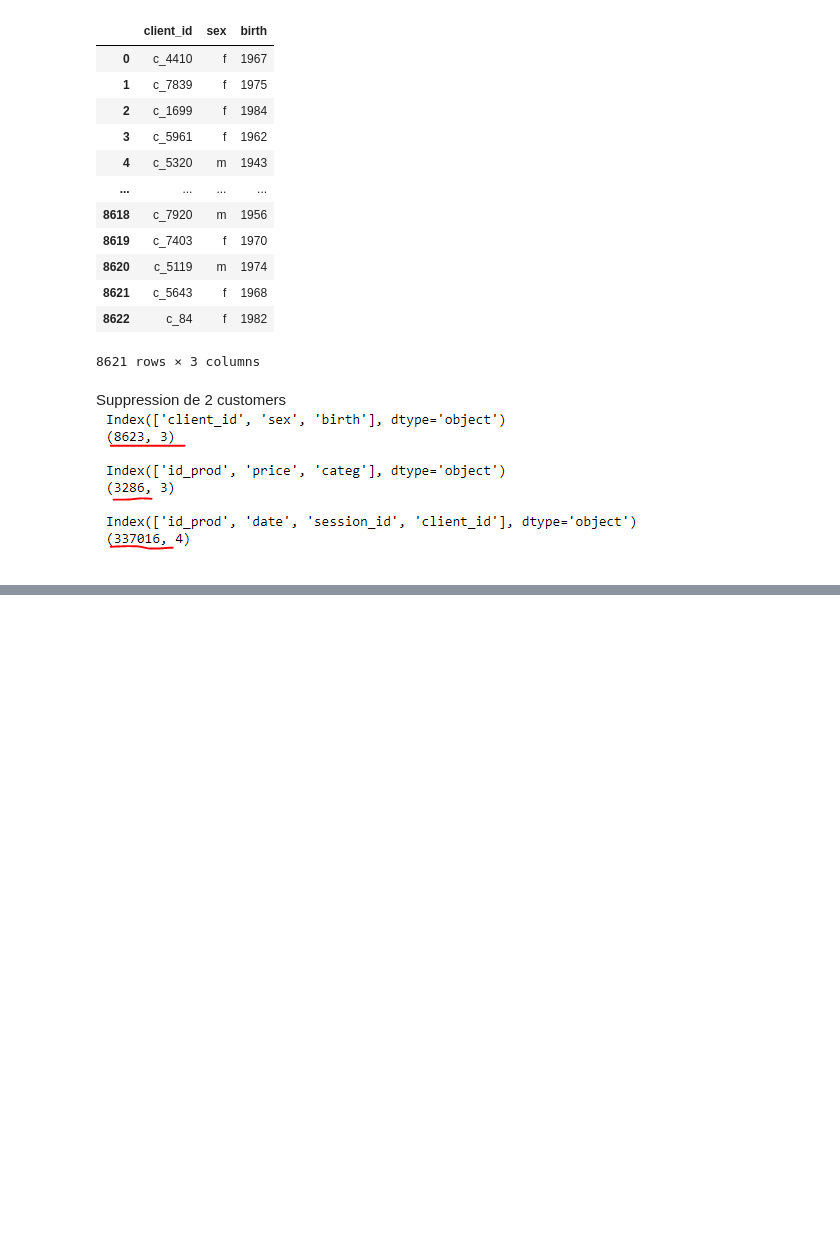
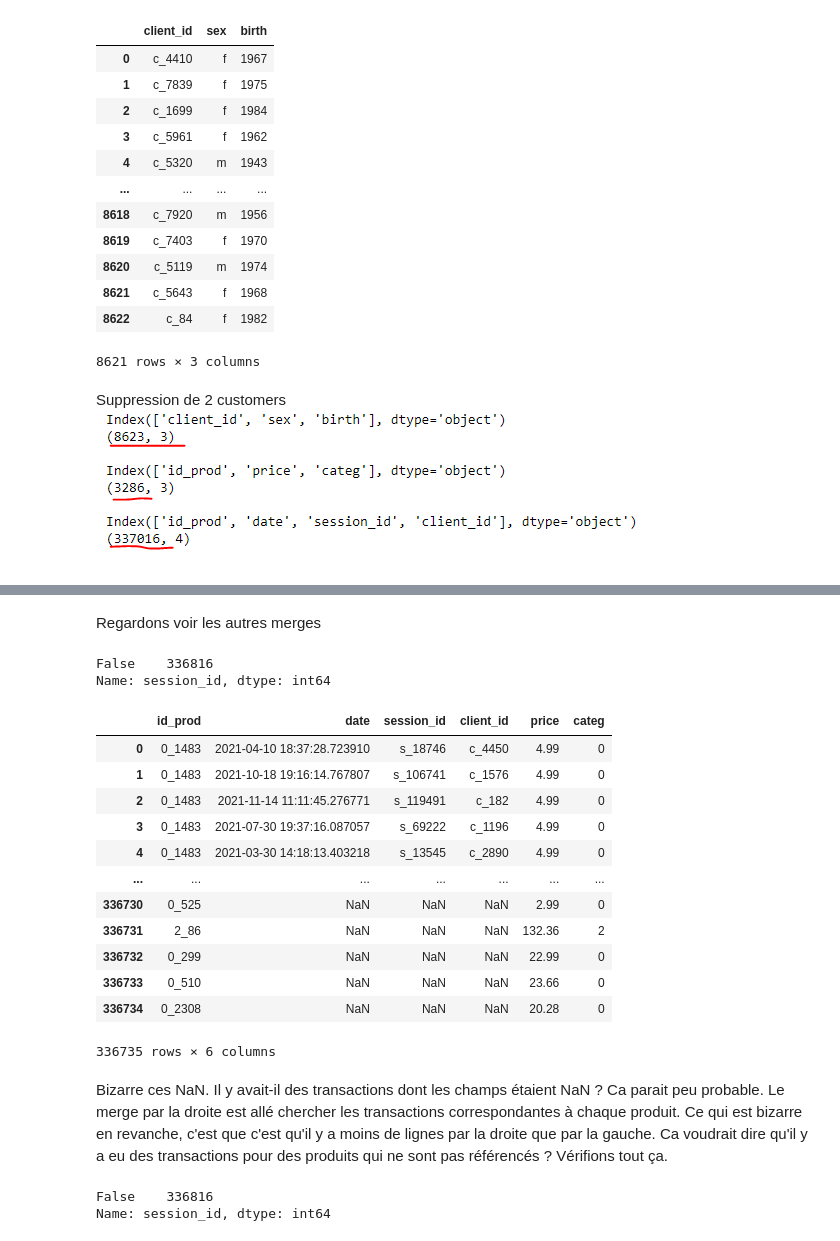
Before and after one commit to nchurlet/Librairie, a Jupyter notebook: Analyse des ventes_Nettoyage_Rendu_Nico.ipynb, the cells around one changed output, grey strips where cells are left out. Saved outputs shown, nothing was run; the diff lists cells and outputs as text; code cells hidden in the pictures; blank space fills up the shorter version.

```diff
--- a/Analyse des ventes_Nettoyage_Rendu_Nico.ipynb
+++ b/Analyse des ventes_Nettoyage_Rendu_Nico.ipynb
@@ -273,0 +353,33 @@ Suppression de 2 customers ![image.png](attachment:image.png)
+# %% [markdown]
+Regardons voir les autres merges
+# %%
+(df_transactions.isna())['session_id'].value_counts()
+# %% [output]
+False    336816
+Name: session_id, dtype: int64
+# %%
+df_transaction_priced_right = pd.merge(left=df_transactions, right=df_products, how='right')
+df_transaction_priced_right
+# %% [output]
+|  | id_prod | date | session_id | client_id | price | categ |
+| 0 | 0_1483 | 2021-04-10 18:37:28.723910 | s_18746 | c_4450 | 4.99 | 0 |
+| 1 | 0_1483 | 2021-10-18 19:16:14.767807 | s_106741 | c_1576 | 4.99 | 0 |
+| 2 | 0_1483 | 2021-11-14 11:11:45.276771 | s_119491 | c_182 | 4.99 | 0 |
+| 3 | 0_1483 | 2021-07-30 19:37:16.087057 | s_69222 | c_1196 | 4.99 | 0 |
+| 4 | 0_1483 | 2021-03-30 14:18:13.403218 | s_13545 | c_2890 | 4.99 | 0 |
+| ... | ... | ... | ... | ... | ... | ... |
+| 336730 | 0_525 | NaN | NaN | NaN | 2.99 | 0 |
+| 336731 | 2_86 | NaN | NaN | NaN | 132.36 | 2 |
+| 336732 | 0_299 | NaN | NaN | NaN | 22.99 | 0 |
+| 336733 | 0_510 | NaN | NaN | NaN | 23.66 | 0 |
+| 336734 | 0_2308 | NaN | NaN | NaN | 20.28 | 0 |
+336735 rows × 6 columns
+# %% [markdown]
+Bizarre ces NaN. Il y avait-il des transactions dont les champs étaient NaN ? Ca parait peu probable. Le merge par la droite est allé chercher les transactions correspondantes à chaque produit. Ce qui est bizarre en revanche, c'est que c'est qu'il y a moins de lignes par la droite que par la gauche. Ca voudrait dire qu'il y a eu des transactions pour des produits qui ne sont pas référencés ? Vérifions tout ça.
+# %%
+# Y avait-il des nan dans la table transaction ?
+# count des valeurs nulles dans la colonne `'session_id'`
+(df_transactions.isna())['session_id'].value_counts()
+# %% [output]
+False    336816
+Name: session_id, dtype: int64
```
Also changed, not shown: parts of 17 cells of this notebook.
